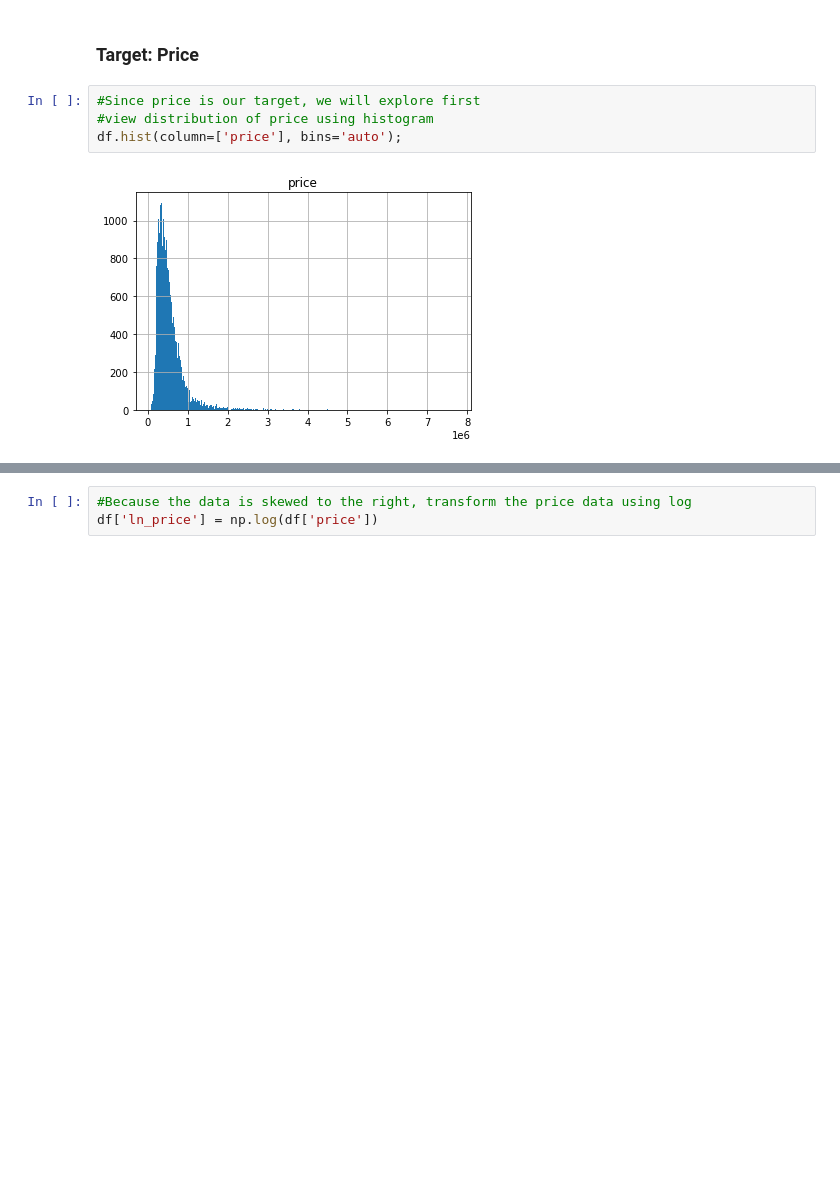
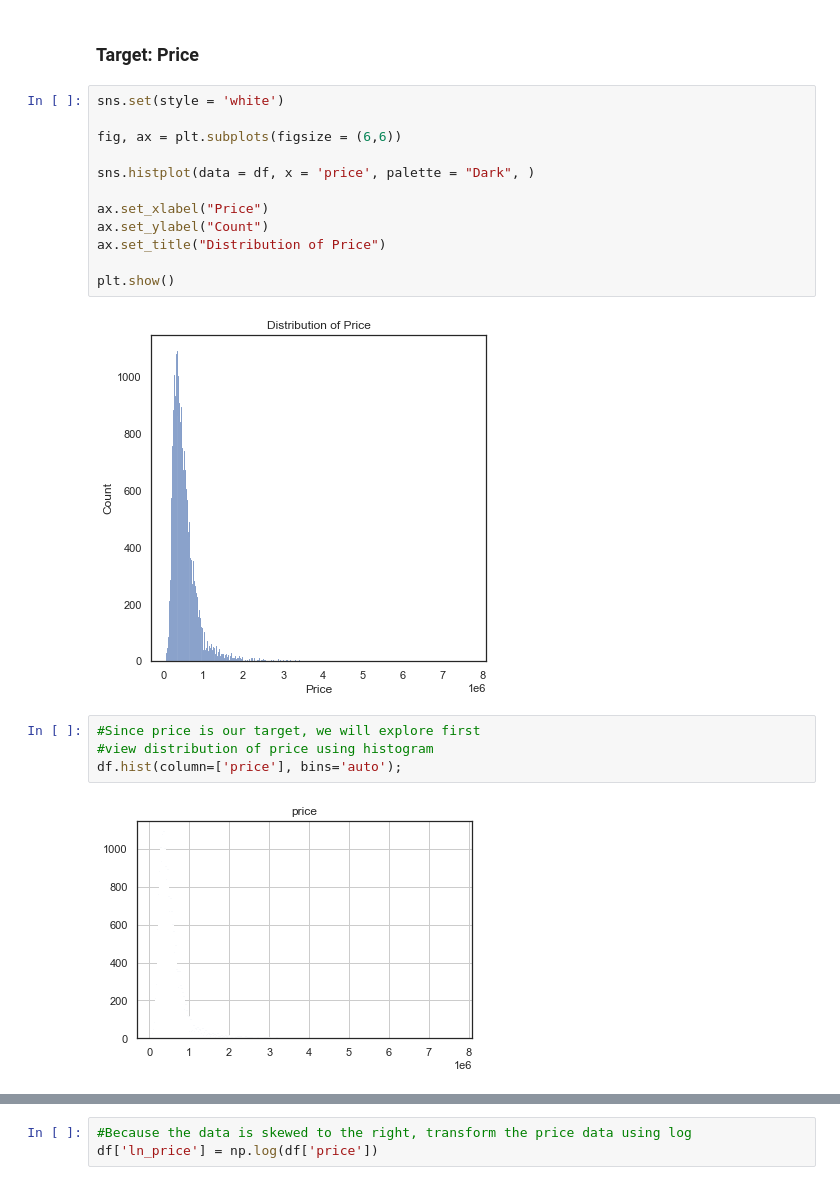
Before and after one commit to arthursjkim/King_County_Housing_Project, a Jupyter notebook: main.ipynb, the cells around one changed output, grey strips where cells are left out. Drawn from its saved outputs; the diff is of its cells as text; blank space fills up the shorter version.

```diff
--- a/main.ipynb
+++ b/main.ipynb
@@ -136,9 +141,23 @@ df.head()
 # EDA
 # %% [markdown]
 ### Target: Price
+# %%
+sns.set(style = 'white')
+
+fig, ax = plt.subplots(figsize = (6,6))
+
+sns.histplot(data = df, x = 'price', palette = "Dark", )
+
+ax.set_xlabel("Price")
+ax.set_ylabel("Count")
+ax.set_title("Distribution of Price")
+
+plt.show()
+# %% [output]
+[figure, added]
 # %%
 #Since price is our target, we will explore first
 #view distribution of price using histogram
 df.hist(column=['price'], bins='auto');
 # %% [output]
-[figure, old version]
+[figure, new version]
```
Also changed, not shown: parts of 17 cells of this notebook.
